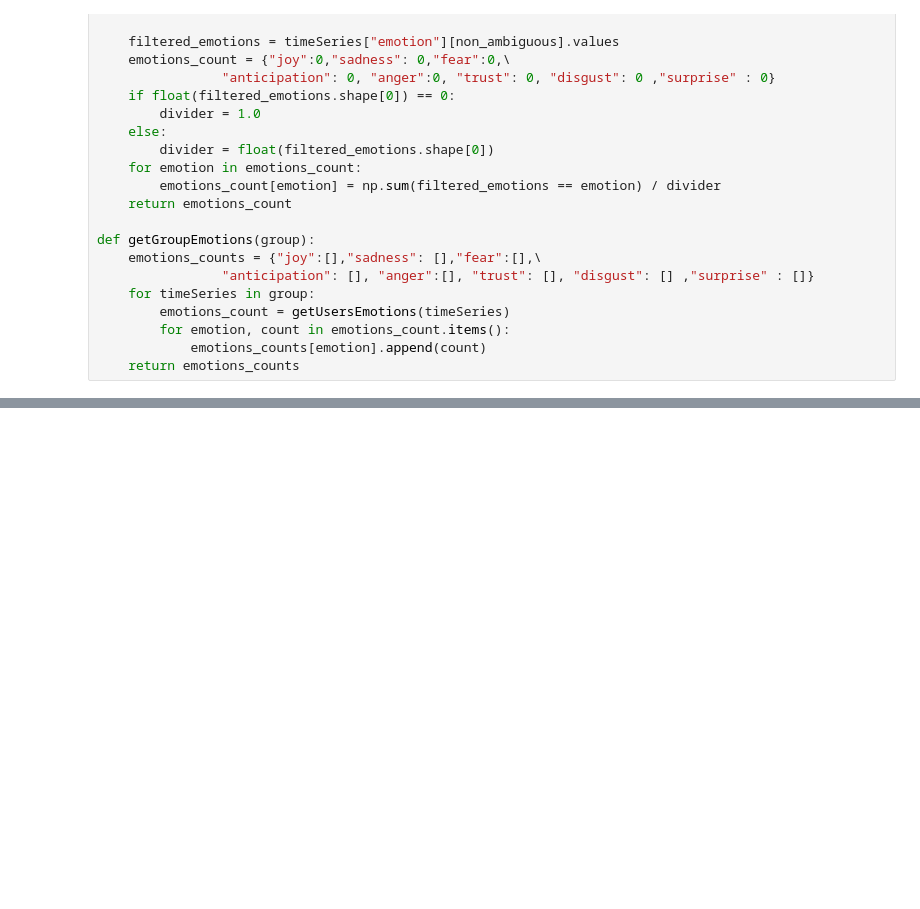
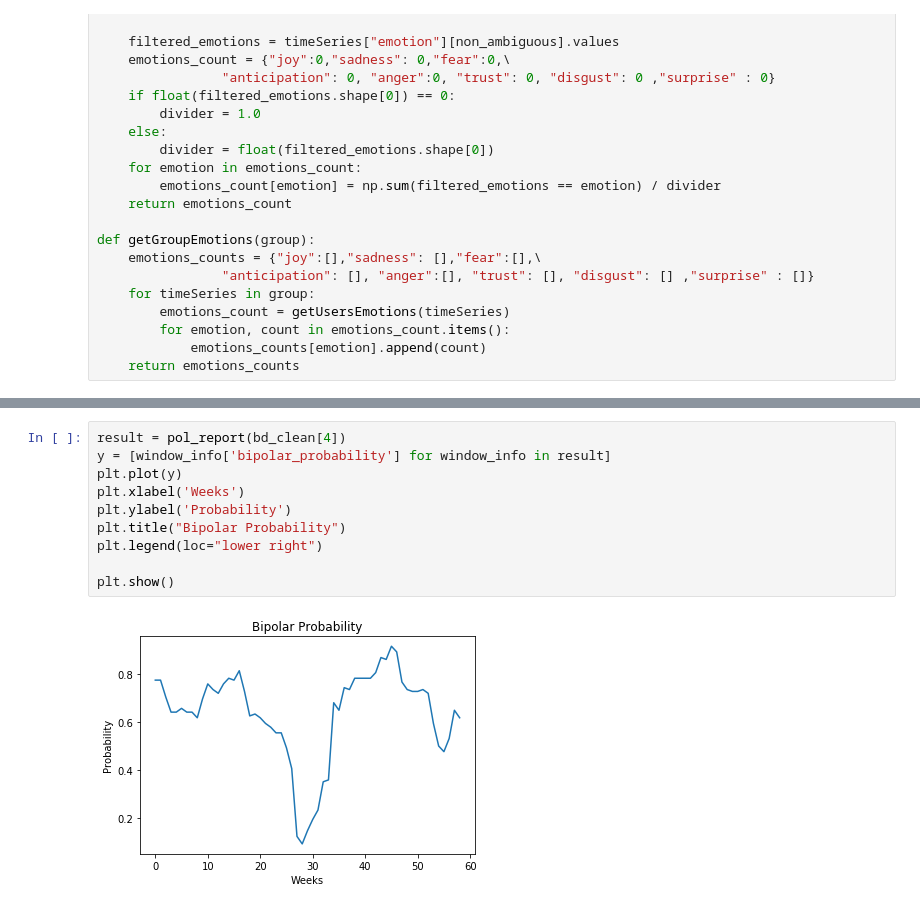
Before and after one commit to yenhao/Bipolar-Disorder-Detection, a Jupyter notebook: detect time/pattern of life/Predict By Model.ipynb, the cells around one changed output, grey strips where cells are left out. Saved outputs shown, nothing was run; the diff lists cells and outputs as text; blank space fills up the shorter version.

```diff
--- a/detect time/pattern of life/Predict By Model.ipynb
+++ b/detect time/pattern of life/Predict By Model.ipynb
@@ -348,0 +477,12 @@ def pol_report(tweets):
+# %%
+result = pol_report(bd_clean[4])
+y = [window_info['bipolar_probability'] for window_info in result]
+plt.plot(y)
+plt.xlabel('Weeks')
+plt.ylabel('Probability')
+plt.title("Bipolar Probability")
+plt.legend(loc="lower right")
+
+plt.show()
+# %% [output]
+[figure, added]
```
Also changed, not shown: parts of 15 cells of this notebook.
